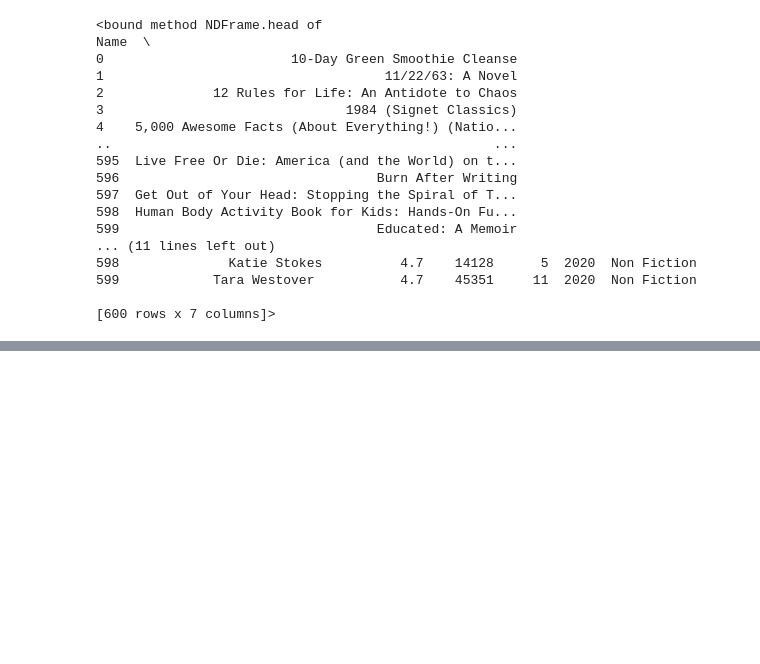
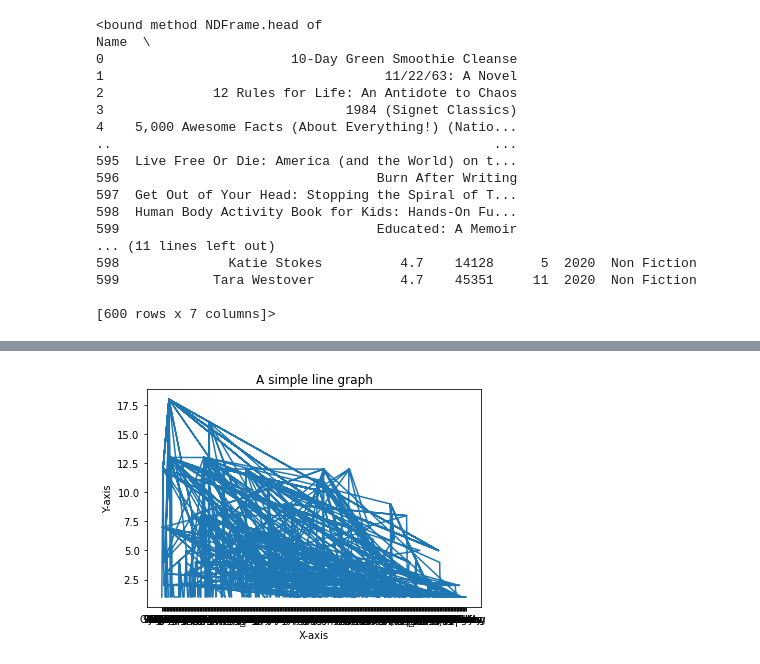
Before and after one commit to Raynould-Joseph/NLP, a Jupyter notebook: Lab2.ipynb, the cells around one changed output, grey strips where cells are left out. Cells and saved outputs as stored; diff of their text form; code cells hidden in the pictures; blank space fills up the shorter version.

```diff
--- a/Lab2.ipynb
+++ b/Lab2.ipynb
@@ -55,0 +175,6 @@ print (tokens)
+# %%
+import nltk
+nltk.download('punkt')
+file_content = open("genre.txt").read()
+tokens = nltk.word_tokenize(file_content)
+print (tokens)
@@ -63,17 +192,15 @@ from nltk.probability import FreqDist
 
 
 stop_words = set(stopwords.words('english'))
-
-word_tokens = word_tokenize(tokens)
+word_tokens = word_tokenize(file_content)
 
 filtered_sentence = [w for w in word_tokens if not w in stop_words]
 
 filtered_sentence = []
 
 for w in word_tokens:
-    if w not in stop_words:
-        filtered_sentence.append(w)
-
+  if w not in stop_words:
+    filtered_sentence.append(w)
 print(filtered_sentence)
 
 
@@ -88,0 +217,12 @@ TypeError: ignored
+# %%
+import matplotlib.pyplot as plt
+
+x=filtered_sentence
+y=wordfreq
+plt.plot(x,y)
+plt.xlabel('X-axis')
+plt.ylabel('Y-axis')
+plt.title("A simple line graph")
+plt.show()
+# %% [output]
+[figure, added]
```
Also changed, not shown: parts of 16 cells of this notebook.
